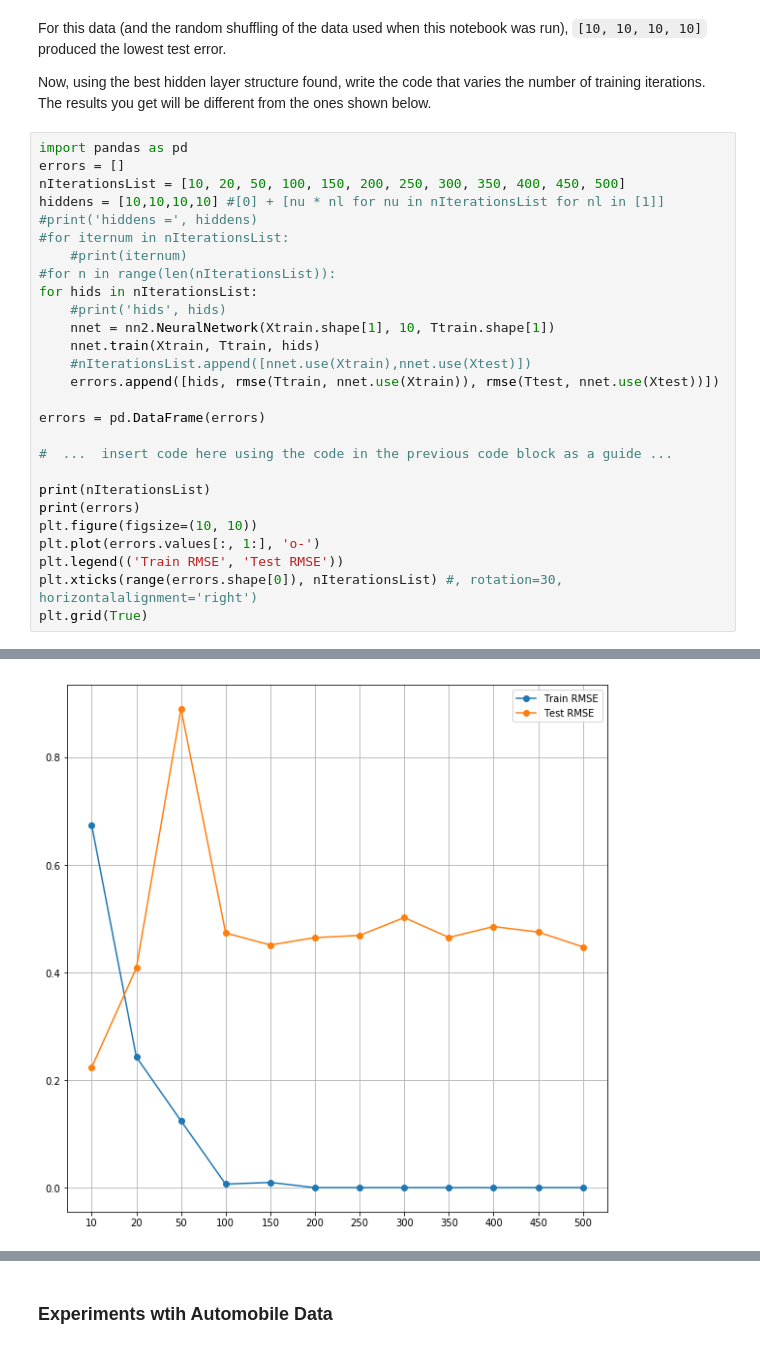
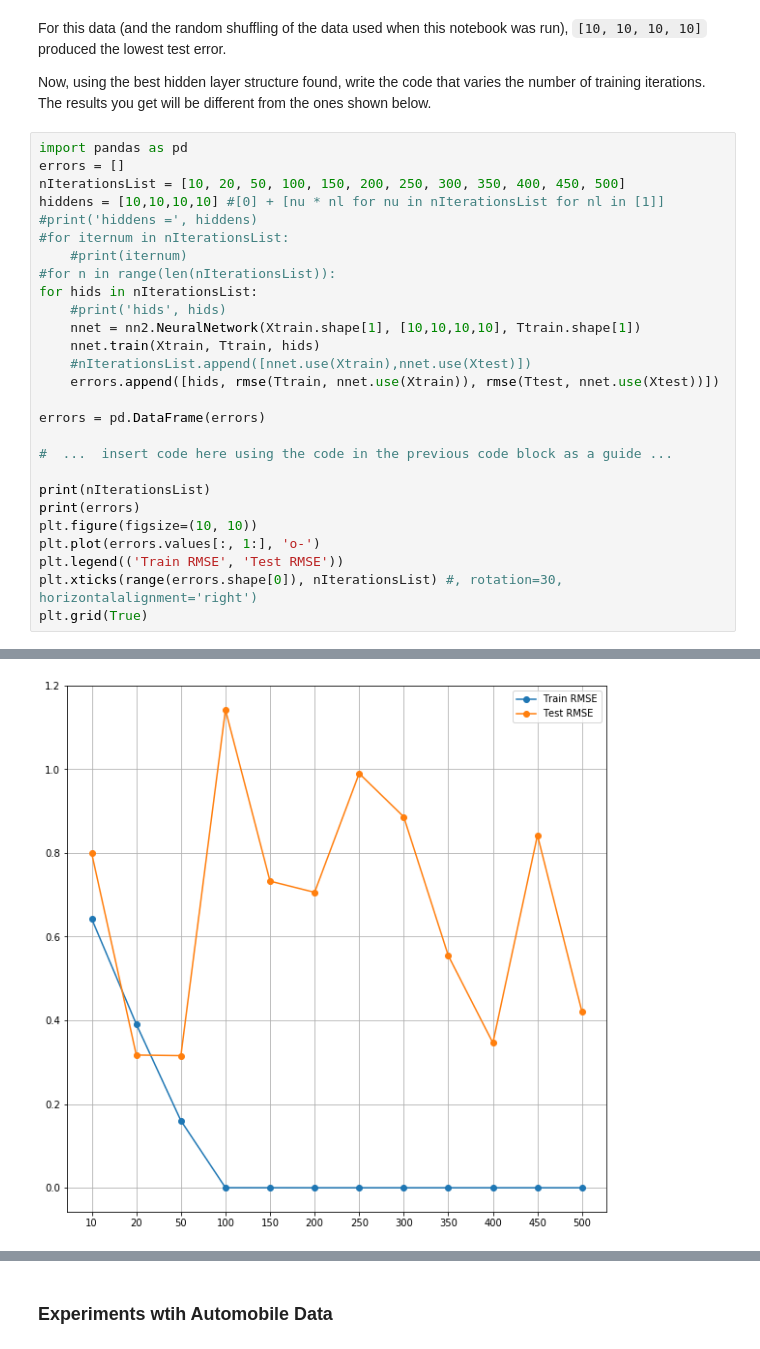
Before and after one commit to silkylaroux/cs445, a Jupyter notebook: A2/Armijo-A2.ipynb, the cells around one changed output, grey strips where cells are left out. Cells and saved outputs as stored; diff of their text form.

```diff
--- a/A2/Armijo-A2.ipynb
+++ b/A2/Armijo-A2.ipynb
@@ -205,7 +205,7 @@ hiddens = [10,10,10,10] #[0] + [nu * nl for nu in nIterationsList for nl in [1]]
 #for n in range(len(nIterationsList)):
 for hids in nIterationsList:
     #print('hids', hids)
-    nnet = nn2.NeuralNetwork(Xtrain.shape[1], 10, Ttrain.shape[1])
+    nnet = nn2.NeuralNetwork(Xtrain.shape[1], [10,10,10,10], Ttrain.shape[1])
     nnet.train(Xtrain, Ttrain, hids)
     #nIterationsList.append([nnet.use(Xtrain),nnet.use(Xtest)])
     errors.append([hids, rmse(Ttrain, nnet.use(Xtrain)), rmse(Ttest, nnet.use(Xtest))])
@@ -239,4 +239,4 @@ plt.grid(True)
-[figure, old version]
+[figure, new version]
 # %%
 X = np.arange(300).reshape((-1, 3))
 T = X[:,0:2] + 0.1 * X[:,1:2] * X[:,2:3]
```
Also changed, not shown: parts of 13 cells of this notebook, 6 other files.
